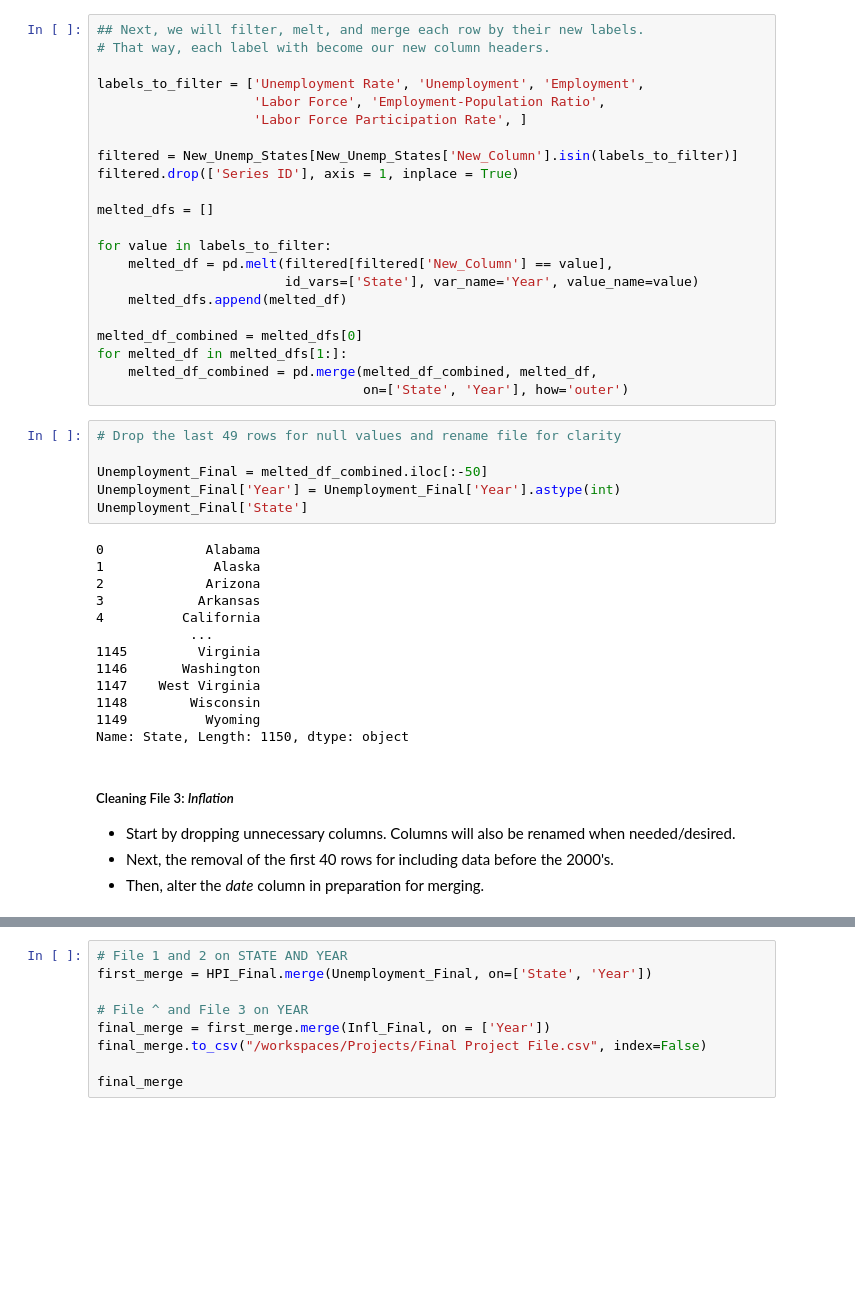
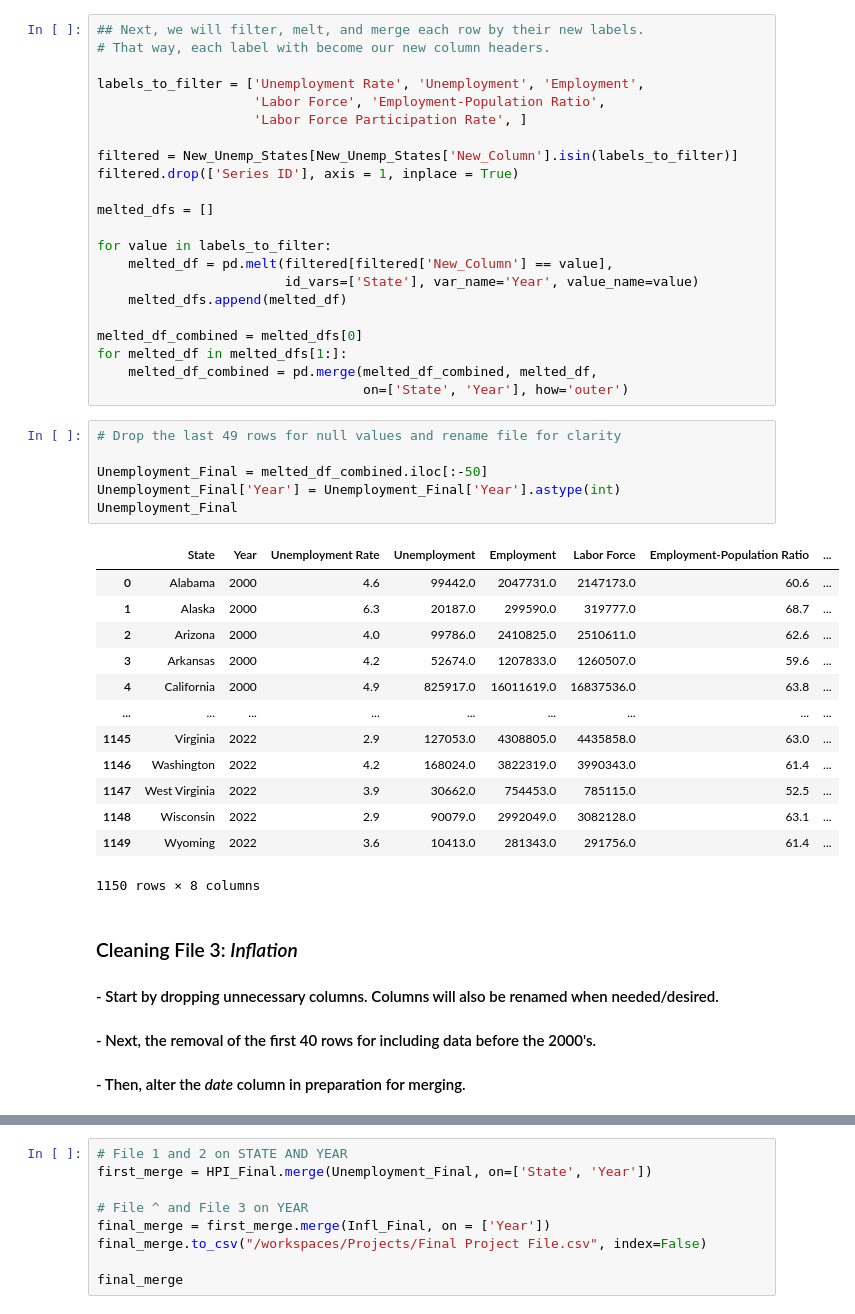
Before and after one commit to MegRob050/Projects, a Jupyter notebook: Inflation, HPI, and Unemployement.ipynb, the cells around one changed output, grey strips where cells are left out. Drawn from its saved outputs; the diff is of its cells as text; blank space fills up the shorter version.

```diff
--- a/Inflation, HPI, and Unemployement.ipynb
+++ b/Inflation, HPI, and Unemployement.ipynb
@@ -205,27 +194,28 @@ for melted_df in melted_dfs[1:]:
 # %%
 # Drop the last 49 rows for null values and rename file for clarity
 
 Unemployment_Final = melted_df_combined.iloc[:-50]
 Unemployment_Final['Year'] = Unemployment_Final['Year'].astype(int)
-Unemployment_Final['State']
+Unemployment_Final
 # %% [output]
+|  | State | Year | Unemployment Rate | Unemployment | Employment | Labor Force | Employment-Population Ratio | ... |
+| 0 | Alabama | 2000 | 4.6 | 99442.0 | 2047731.0 | 2147173.0 | 60.6 | ... |
+| 1 | Alaska | 2000 | 6.3 | 20187.0 | 299590.0 | 319777.0 | 68.7 | ... |
+| 2 | Arizona | 2000 | 4.0 | 99786.0 | 2410825.0 | 2510611.0 | 62.6 | ... |
+| 3 | Arkansas | 2000 | 4.2 | 52674.0 | 1207833.0 | 1260507.0 | 59.6 | ... |
+| 4 | California | 2000 | 4.9 | 825917.0 | 16011619.0 | 16837536.0 | 63.8 | ... |
+| ... | ... | ... | ... | ... | ... | ... | ... | ... |
+| 1145 | Virginia | 2022 | 2.9 | 127053.0 | 4308805.0 | 4435858.0 | 63.0 | ... |
+| 1146 | Washington | 2022 | 4.2 | 168024.0 | 3822319.0 | 3990343.0 | 61.4 | ... |
+| 1147 | West Virginia | 2022 | 3.9 | 30662.0 | 754453.0 | 785115.0 | 52.5 | ... |
+| 1148 | Wisconsin | 2022 | 2.9 | 90079.0 | 2992049.0 | 3082128.0 | 63.1 | ... |
+| 1149 | Wyoming | 2022 | 3.6 | 10413.0 | 281343.0 | 291756.0 | 61.4 | ... |
-0             Alabama
-1              Alaska
-2             Arizona
-3            Arkansas
-4          California
-            ...
-1145         Virginia
-1146       Washington
-1147    West Virginia
-1148        Wisconsin
-1149          Wyoming
-Name: State, Length: 1150, dtype: object
+1150 rows × 8 columns
 # %% [markdown]
-##### Cleaning File 3: _Inflation_
-- Start by dropping unnecessary columns. Columns will also be renamed when needed/desired.
-- Next, the removal of the first 40 rows for including data before the 2000's.
-- Then, alter the _date_ column in preparation for merging.
+### Cleaning File 3: _Inflation_
+#### - Start by dropping unnecessary columns. Columns will also be renamed when needed/desired.
+#### - Next, the removal of the first 40 rows for including data before the 2000's.
+#### - Then, alter the _date_ column in preparation for merging.
 # %%
 infl.drop(['Unnamed: 3'], axis = 1, inplace = True)
 Infl_Final = infl.iloc[40:]
```
Also changed, not shown: parts of 9 cells of this notebook.
